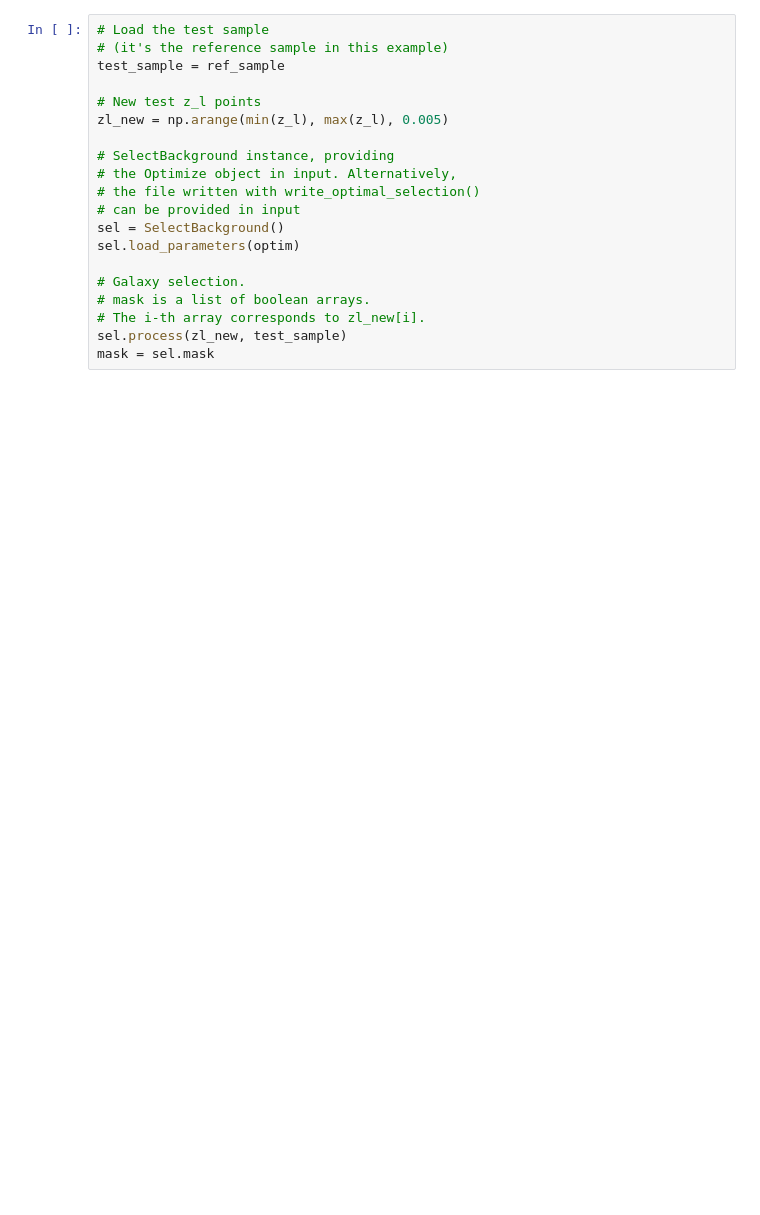
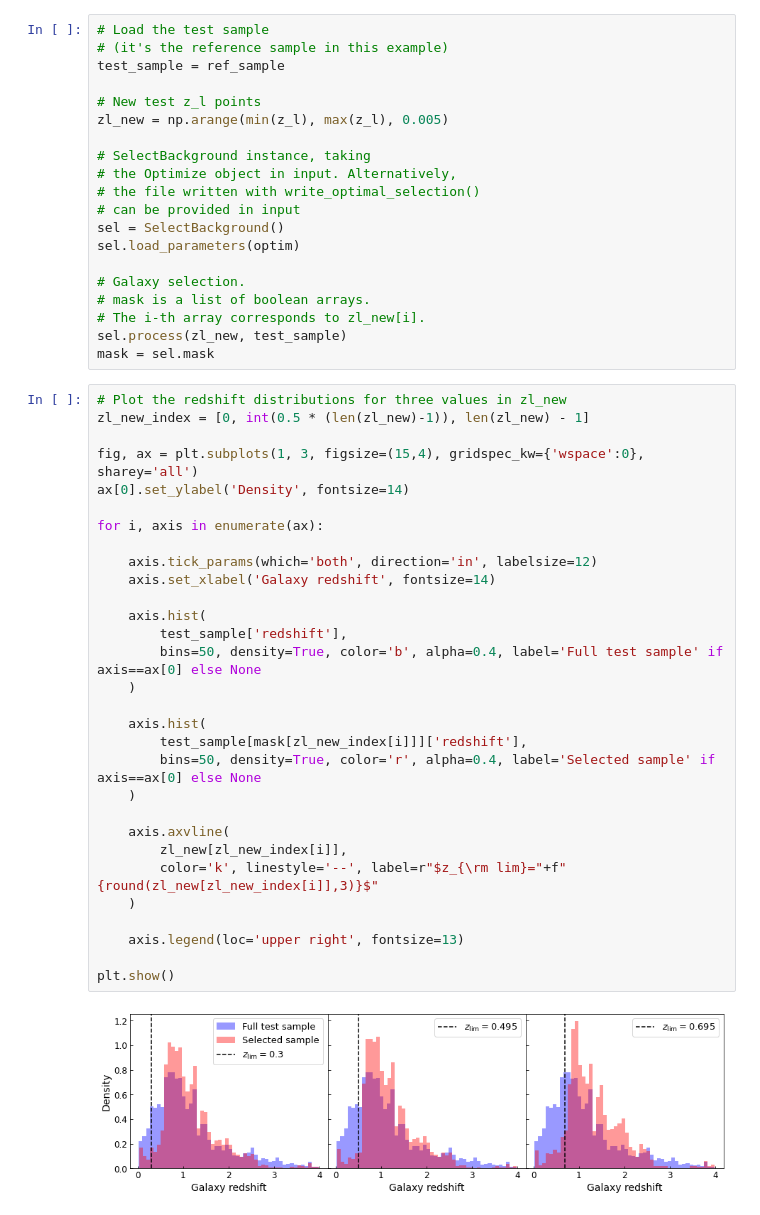
Before and after one commit to GiorgioLesci/FOMO-Z, a Jupyter notebook: examples/color_selection.ipynb, the cells around one changed output. Cells and saved outputs as stored; diff of their text form; blank space fills up the shorter version.

```diff
--- a/examples/color_selection.ipynb
+++ b/examples/color_selection.ipynb
@@ -51,7 +65,7 @@ test_sample = ref_sample
 # New test z_l points
 zl_new = np.arange(min(z_l), max(z_l), 0.005)
 
-# SelectBackground instance, providing
+# SelectBackground instance, taking
 # the Optimize object in input. Alternatively,
 # the file written with write_optimal_selection()
 # can be provided in input
@@ -63,3 +77,35 @@ sel.load_parameters(optim)
 # The i-th array corresponds to zl_new[i].
 sel.process(zl_new, test_sample)
 mask = sel.mask
+# %%
+# Plot the redshift distributions for three values in zl_new
+zl_new_index = [0, int(0.5 * (len(zl_new)-1)), len(zl_new) - 1]
+
+fig, ax = plt.subplots(1, 3, figsize=(15,4), gridspec_kw={'wspace':0}, sharey='all')
+ax[0].set_ylabel('Density', fontsize=14)
+
+for i, axis in enumerate(ax):
+
+    axis.tick_params(which='both', direction='in', labelsize=12)
+    axis.set_xlabel('Galaxy redshift', fontsize=14)
+
+    axis.hist(
+        test_sample['redshift'],
+        bins=50, density=True, color='b', alpha=0.4, label='Full test sample' if axis==ax[0] else None
+    )
+
+    axis.hist(
+        test_sample[mask[zl_new_index[i]]]['redshift'],
+        bins=50, density=True, color='r', alpha=0.4, label='Selected sample' if axis==ax[0] else None
+    )
+
+    axis.axvline(
+        zl_new[zl_new_index[i]],
+        color='k', linestyle='--', label=r"$z_{\rm lim}="+f"{round(zl_new[zl_new_index[i]],3)}$"
+    )
+
+    axis.legend(loc='upper right', fontsize=13)
+
+plt.show()
+# %% [output]
+[figure, added]
```
Also changed, not shown: parts of 3 cells of this notebook, 5 other files.
